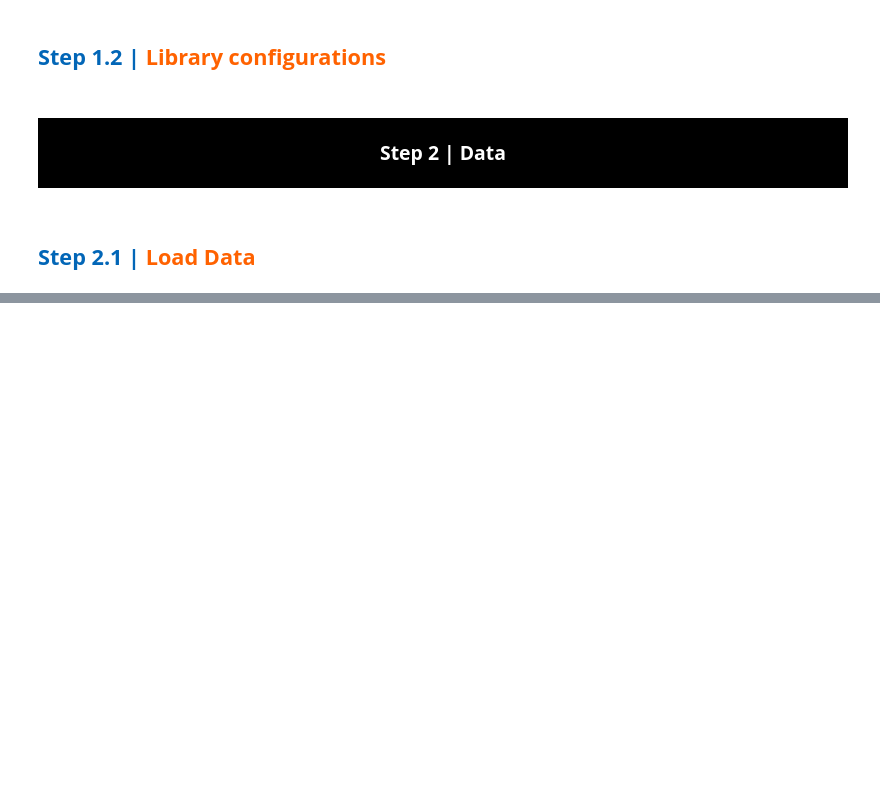
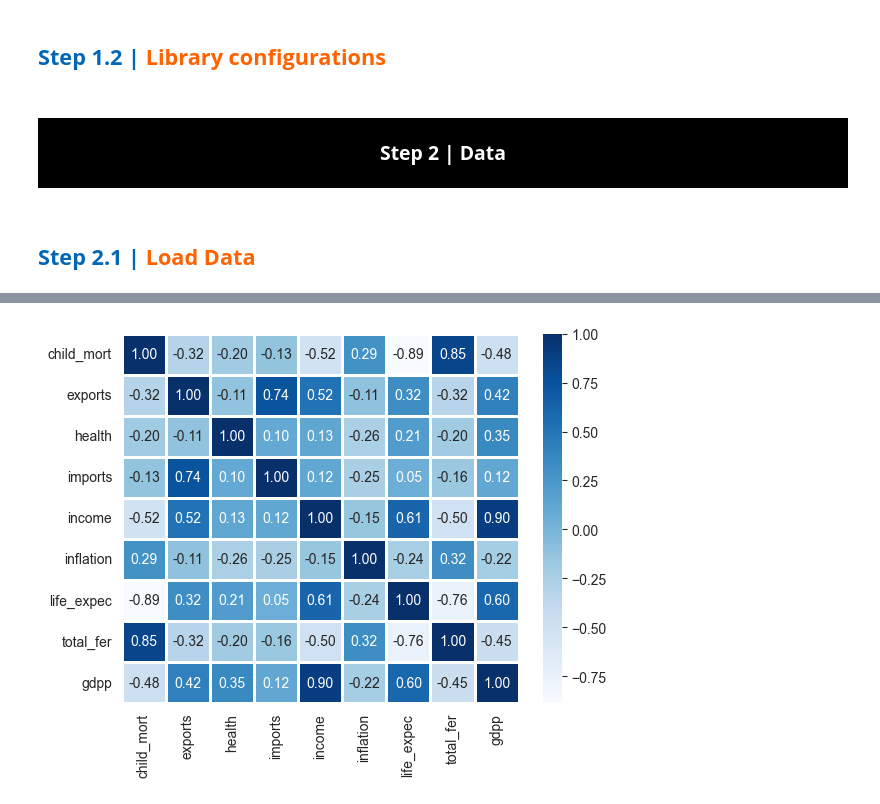
Before and after one commit to NimaPourmoradi/PCA_Country_Data_Version2, a Jupyter notebook: Country_data_Version2.ipynb, the cells around one changed output, grey strips where cells are left out. Saved outputs shown, nothing was run; the diff lists cells and outputs as text; code cells hidden in the pictures; blank space fills up the shorter version.

```diff
--- a/Country_data_Version2.ipynb
+++ b/Country_data_Version2.ipynb
@@ -64,0 +137,5 @@ warnings.filterwarnings('ignore') # Ignore warnings
+# %%
+sns.heatmap(data=data.iloc[:, 1:].corr(), annot=True, fmt=".2f", linewidth=0.75, cmap="Blues")
+plt.show()
+# %% [output]
+[figure, added]
```
Also changed, not shown: parts of 10 cells of this notebook.
